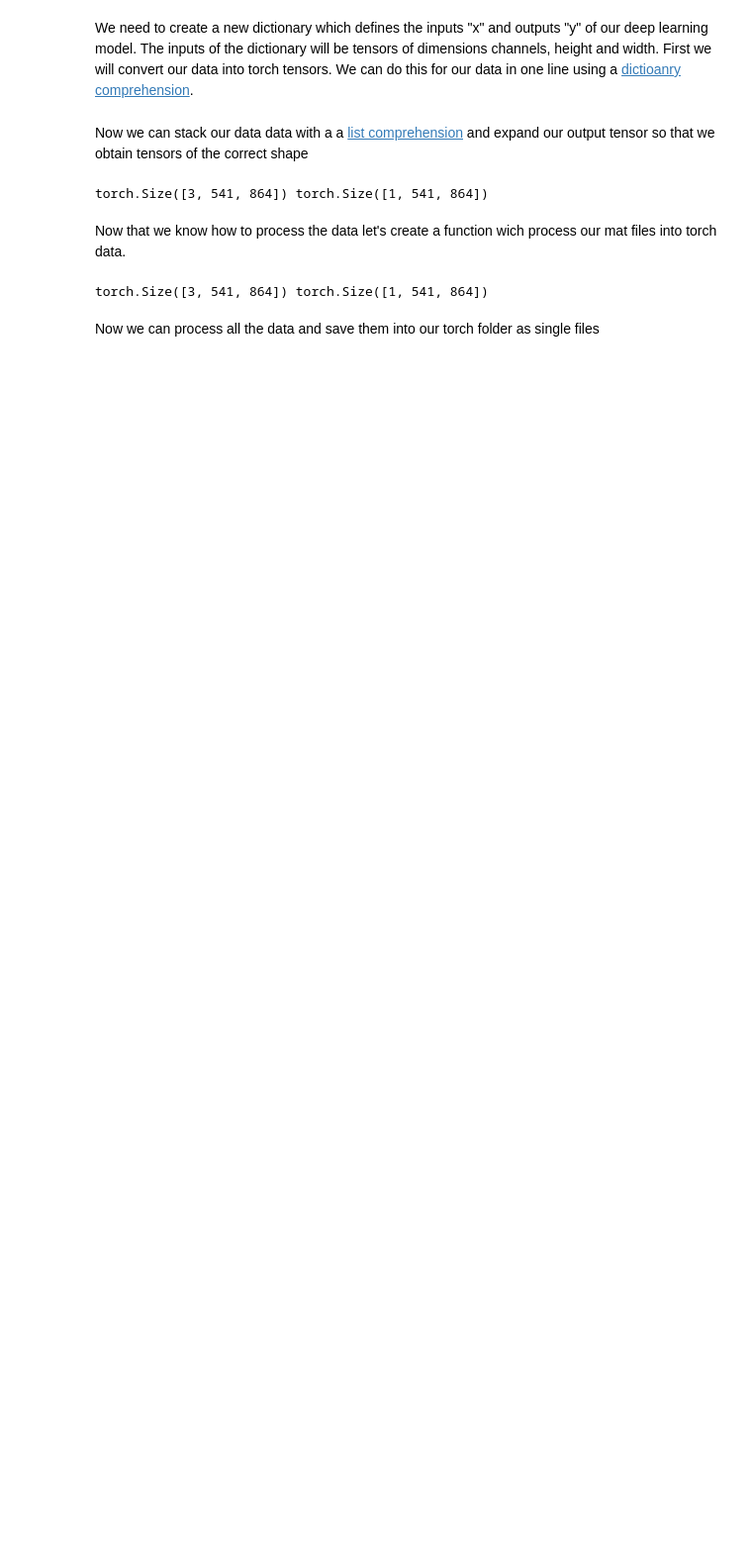
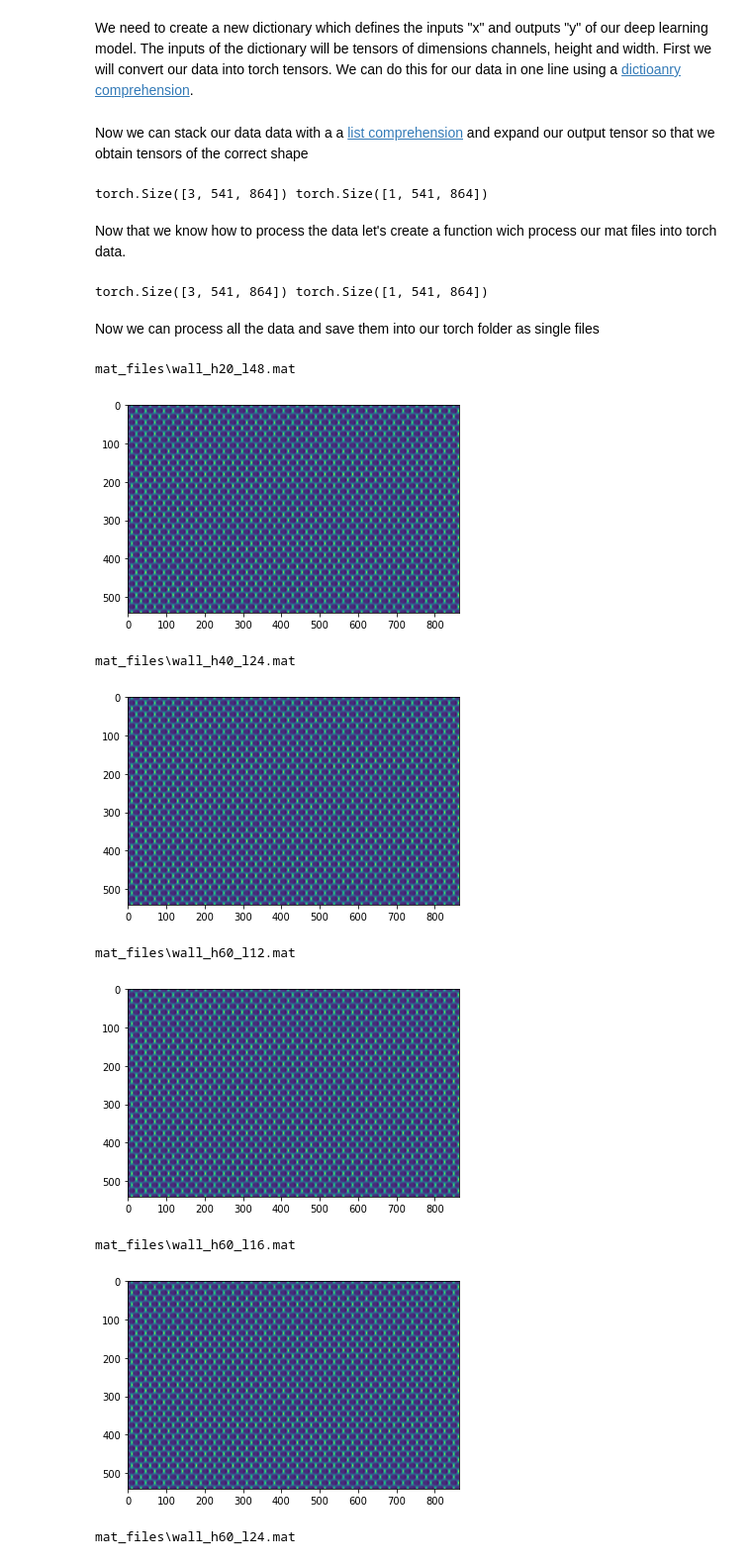
Before and after one commit to Chr1sC0de/TurbulentEggCartonPrediction, a Jupyter notebook: 01_convert_mat_to_torch.ipynb, the cells around one changed output. Shown at 99% size. Saved outputs shown, nothing was run; the diff lists cells and outputs as text; code cells hidden in the pictures; blank space fills up the shorter version.

```diff
--- a/01_convert_mat_to_torch.ipynb
+++ b/01_convert_mat_to_torch.ipynb
@@ -41,7 +42,7 @@ def mat_to_torch(
     input_feature_names=["h", "th", "z"],
     output_feature_names=["wss_z"]
 ):
-    data_dict = scio.loadmat(first_mat_file)
+    data_dict = scio.loadmat(mat_path)
     torch_tensor_data = {key: torch.from_numpy(data) for key, data in data_dict.items       () if not key.startswith("_")}
     x = torch.stack([torch_tensor_data[key] for key in input_feature_names])
     y = torch.stack([torch_tensor_data[key] for key in output_feature_names])
@@ -59,11 +60,24 @@ Now we can process all the data and save them into our torch folder as single fi
 # %%
 torch_folder = current_folder/"torch_files"
 for path in mat_files:
+    print(path)
     x,y = mat_to_torch(path)
     torch.save(
         {
             "x":x,
             "y":y
         },
        torch_folder/path.stem
     )
+    plt.imshow(y[0])
+    plt.show()
+# %% [output]
+mat_files\wall_h20_l48.mat
+[figure, added]
+mat_files\wall_h40_l24.mat
+[figure, added]
+mat_files\wall_h60_l12.mat
+[figure, added]
+mat_files\wall_h60_l16.mat
+[figure, added]
+mat_files\wall_h60_l24.mat
```
Also changed, not shown: parts of 3 cells of this notebook, 12 other files.
